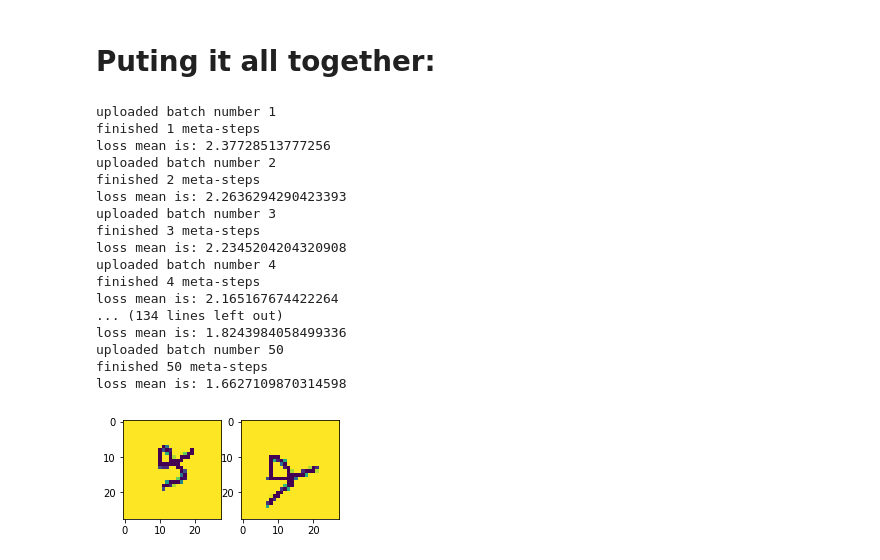
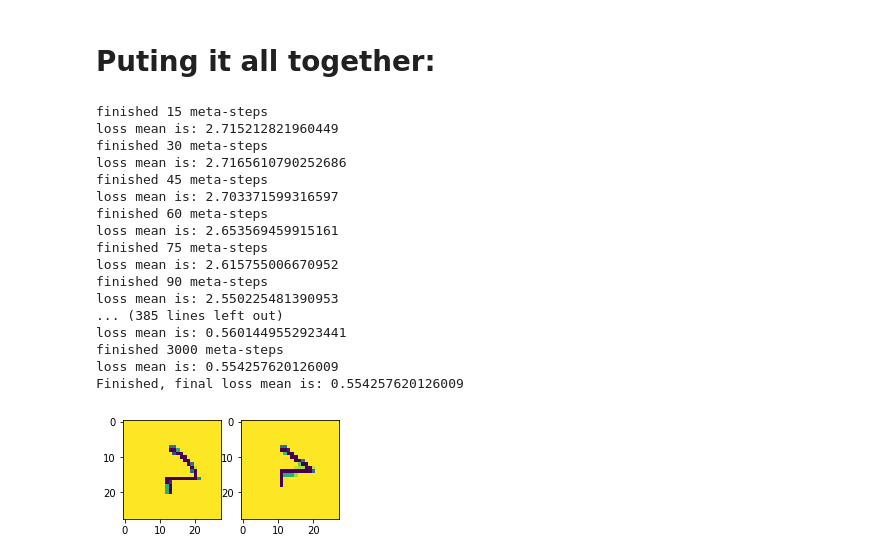
Before and after one commit to PopGalacticHistory/Omniglot---OneShot-Learning---MAML, a Jupyter notebook: One-shot Leaning Challenge - Updated.ipynb, the cells around one changed output. Cells and saved outputs as stored; diff of their text form; code cells hidden in the pictures.

```diff
--- a/One-shot Leaning Challenge - Updated.ipynb
+++ b/One-shot Leaning Challenge - Updated.ipynb
@@ -340,27 +340,28 @@ class OneShotMAML(nn.Module):
         super(OneShotMAML, self).__init__()
 
         # Define the networks steps:
-        self.conv1 = nn.Conv2d(1, 64, 3, stride = 1)
+        self.conv1 = nn.Conv2d(1, 64, 3, stride = 1, padding = 1)
         self.batchNorm1 = nn.BatchNorm2d(64, momentum=1)
-        self.relu1 = nn.ReLU(inplace = True)
+        self.relu = nn.ReLU(inplace = True)
         self.pool1 = nn.MaxPool2d(2,2)
-        self.conv2 = nn.Conv2d(64, 64, 3, stride = 1)
+        self.conv2 = nn.Conv2d(64, 64, 3, stride = 1, padding = 1)
         self.batchNorm2 = nn.BatchNorm2d(64, momentum=1)
-        self.relu2 = nn.ReLU(inplace = True)
         self.pool2 = nn.MaxPool2d(2,2)
-        self.conv3 = nn.Conv2d(64, 64, 3, stride = 1)
+        self.conv3 = nn.Conv2d(64, 64, 3, stride = 1, padding = 1)
         self.batchNorm3 = nn.BatchNorm2d(64, momentum=1)
-        self.relu3 = nn.ReLU(inplace = True)
         self.pool3 = nn.MaxPool2d(2,2)
+        self.conv4 = nn.Conv2d(64, 64, 3, stride = 1, padding = 1)
+        self.batchNorm4 = nn.BatchNorm2d(64, momentum=1)
+        self.pool4 = nn.MaxPool2d(2,2)
         self.fc = nn.Linear(64,20)
         #self.softmax = nn.Softmax(dim = 0)
 
     def forward(self, x):
         #x = torch.from_numpy(x)
-        x = self.pool1(self.relu1(self.batchNorm1(self.conv1(x))))
-        x = self.pool2(self.relu2(self.batchNorm2(self.conv2(x))))
-        x = self.pool3(self.relu3(self.batchNorm3(self.conv3(x))))
-        #x = self.relu4(self.batchNorm4(self.conv4(x)))
+        x = self.pool1(self.relu(self.batchNorm1(self.conv1(x))))
+        x = self.pool2(self.relu(self.batchNorm2(self.conv2(x))))
+        x = self.pool3(self.relu(self.batchNorm3(self.conv3(x))))
+        x = self.pool4(self.relu(self.batchNorm4(self.conv4(x))))
         x = x.view(x.size(0), 64)
         x = self.fc(x)
         #x = self.softmax(x)
@@ -697,40 +735,43 @@ def meta_step(meta_model, training_batch, num_inner_epochs = 15, inner_learning_
 # %%
 #Initializing the meta-model:
 meta_model = OneShotMAML()
 #Running a for loop for the meta-updates:
 
 step = 0
-for train_steps in range(1):
+for train_steps in range(200):
     picked_k_all = []
-    for count in range(50):
+    for count in range(15):
         picked_k_all = []
         training_batch, picked_k_all = create_batch(picked_k_all, n_shot = 1, k_way = 20, batch_size = 16)
 
-        print('uploaded batch number', count + 1)
-        meta_model_dict, meta_model, loss_vec = meta_step(meta_model, training_batch, num_inner_epochs = 30, inner_learning_rate = 0.1, meta_learning_rate = 0.1,
+        #print('uploaded batch number', count + 1)
+        meta_model_dict, meta_model, loss_vec = meta_step(meta_model, training_batch, num_inner_epochs = 5, inner_learning_rate = 0.1, meta_learning_rate = 0.001,
               loss_func = 'CrossEntropyLoss' )
         step += 1
-        print('finished', step, 'meta-steps')
-        print('loss mean is:', np.mean(loss_vec))
+        if step%15==0:
+            print('finished', step, 'meta-steps')
+            print('loss mean is:', np.mean(loss_vec))
+
+print('Finished, final loss mean is:', np.mean(loss_vec))
 # %% [output]
-uploaded batch number 1
-finished 1 meta-steps
-loss mean is: 2.37728513777256
-uploaded batch number 2
-finished 2 meta-steps
-loss mean is: 2.2636294290423393
-uploaded batch number 3
-finished 3 meta-steps
-loss mean is: 2.2345204204320908
-uploaded batch number 4
-finished 4 meta-steps
-loss mean is: 2.165167674422264
-... (134 lines left out)
-loss mean is: 1.8243984058499336
-uploaded batch number 50
-finished 50 meta-steps
-loss mean is: 1.6627109870314598
+finished 15 meta-steps
+loss mean is: 2.715212821960449
+finished 30 meta-steps
+loss mean is: 2.7165610790252686
+finished 45 meta-steps
+loss mean is: 2.703371599316597
+finished 60 meta-steps
+loss mean is: 2.653569459915161
+finished 75 meta-steps
+loss mean is: 2.615755006670952
+finished 90 meta-steps
+loss mean is: 2.550225481390953
+... (385 lines left out)
+loss mean is: 0.5601449552923441
+finished 3000 meta-steps
+loss mean is: 0.554257620126009
+Finished, final loss mean is: 0.554257620126009
-[figure, old version]
+[figure, new version]
 # %%
 #Before training mean_right = 0.1
 #Run evaluation on the model
```
Also changed, not shown: parts of 5 cells of this notebook.
